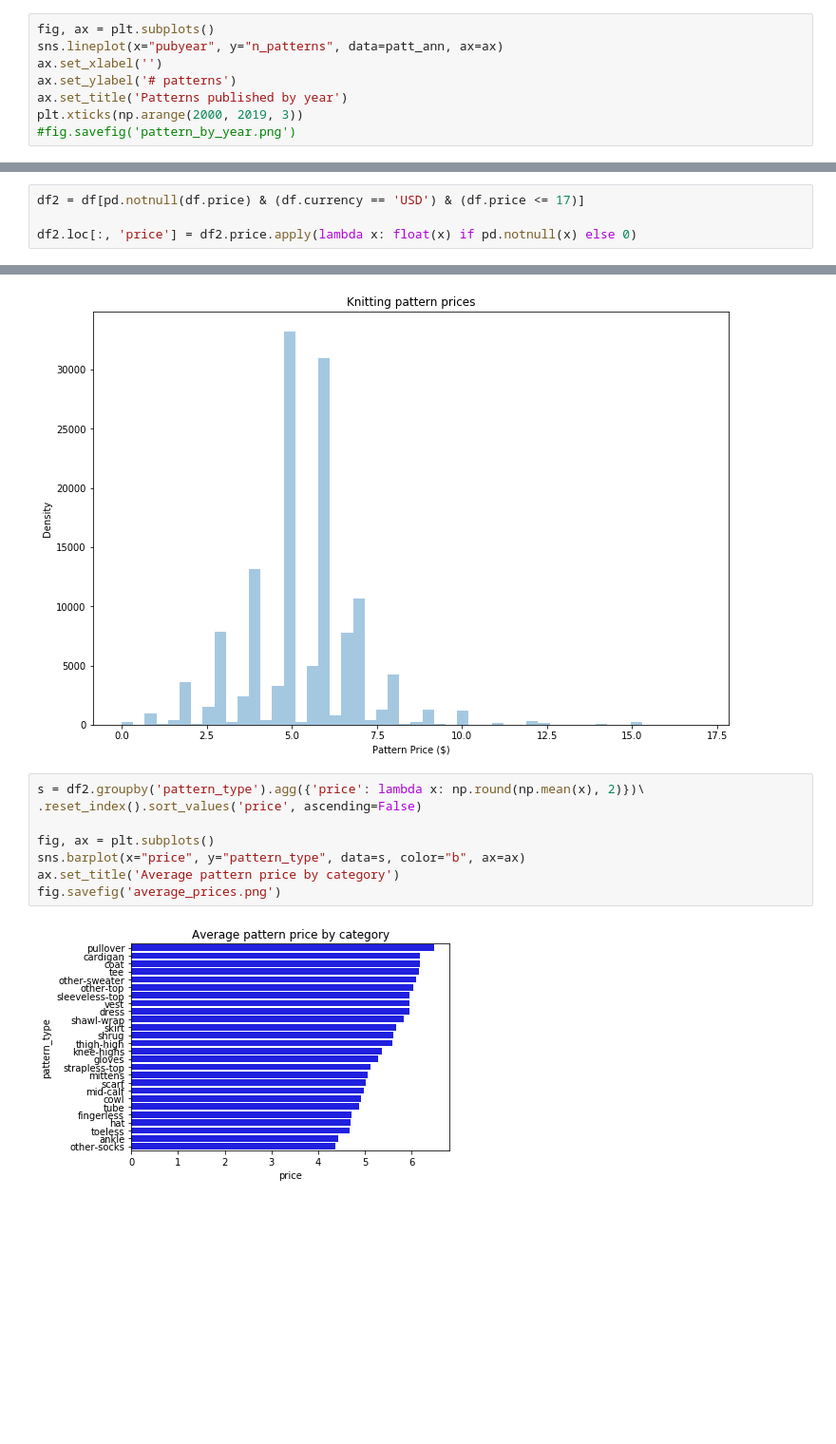
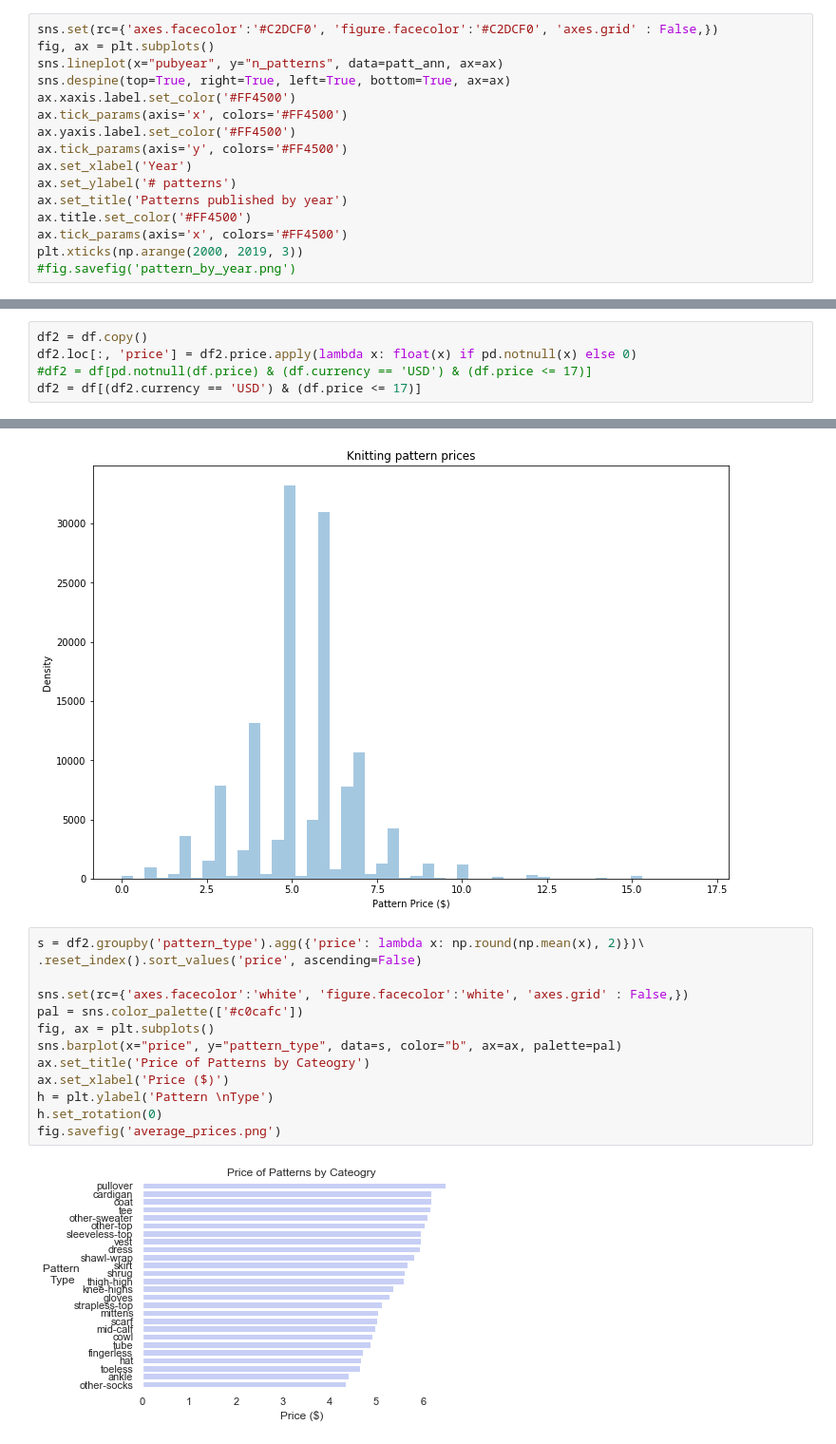
Before and after one commit to jweinreb-zz/knitpick, a Jupyter notebook: demo EDA.ipynb, the cells around one changed output, grey strips where cells are left out. Shown at 95% size. Drawn from its saved outputs; the diff is of its cells as text; blank space fills up the shorter version.

```diff
--- a/demo EDA.ipynb
+++ b/demo EDA.ipynb
@@ -45,11 +45,19 @@ patt_ann = df[pd.notnull(df.pubyear)].groupby('pubyear').count()\
                                      .rename(columns={'comments_count':'n_patterns'})
 patt_ann = patt_ann[patt_ann.pubyear.isin(np.arange(2000, 2019))]
 # %%
+sns.set(rc={'axes.facecolor':'#C2DCF0', 'figure.facecolor':'#C2DCF0', 'axes.grid' : False,})
 fig, ax = plt.subplots()
 sns.lineplot(x="pubyear", y="n_patterns", data=patt_ann, ax=ax)
-ax.set_xlabel('')
+sns.despine(top=True, right=True, left=True, bottom=True, ax=ax)
+ax.xaxis.label.set_color('#FF4500')
+ax.tick_params(axis='x', colors='#FF4500')
+ax.yaxis.label.set_color('#FF4500')
+ax.tick_params(axis='y', colors='#FF4500')
+ax.set_xlabel('Year')
 ax.set_ylabel('# patterns')
 ax.set_title('Patterns published by year')
+ax.title.set_color('#FF4500')
+ax.tick_params(axis='x', colors='#FF4500')
 plt.xticks(np.arange(2000, 2019, 3))
 #fig.savefig('pattern_by_year.png')
 # %% [output]
@@ -158,6 +166,7 @@ needles_cols = ['needles_us_6',
                 'needles_us_15',
                 'needles_us_0']
 # %%
-df2 = df[pd.notnull(df.price) & (df.currency == 'USD') & (df.price <= 17)]
-
+df2 = df.copy()
 df2.loc[:, 'price'] = df2.price.apply(lambda x: float(x) if pd.notnull(x) else 0)
+#df2 = df[pd.notnull(df.price) & (df.currency == 'USD') & (df.price <= 17)]
+df2 = df[(df2.currency == 'USD') & (df.price <= 17)]
@@ -262,10 +266,15 @@ plt.savefig('pattern_prices.png')
 # %%
 s = df2.groupby('pattern_type').agg({'price': lambda x: np.round(np.mean(x), 2)})\
 .reset_index().sort_values('price', ascending=False)
 
+sns.set(rc={'axes.facecolor':'white', 'figure.facecolor':'white', 'axes.grid' : False,})
+pal = sns.color_palette(['#c0cafc'])
 fig, ax = plt.subplots()
-sns.barplot(x="price", y="pattern_type", data=s, color="b", ax=ax)
-ax.set_title('Average pattern price by category')
+sns.barplot(x="price", y="pattern_type", data=s, color="b", ax=ax, palette=pal)
+ax.set_title('Price of Patterns by Cateogry')
+ax.set_xlabel('Price ($)')
+h = plt.ylabel('Pattern \nType')
+h.set_rotation(0)
 fig.savefig('average_prices.png')
 # %% [output]
-[figure, old version]
+[figure, new version]
```
Also changed, not shown: parts of 21 cells of this notebook.
